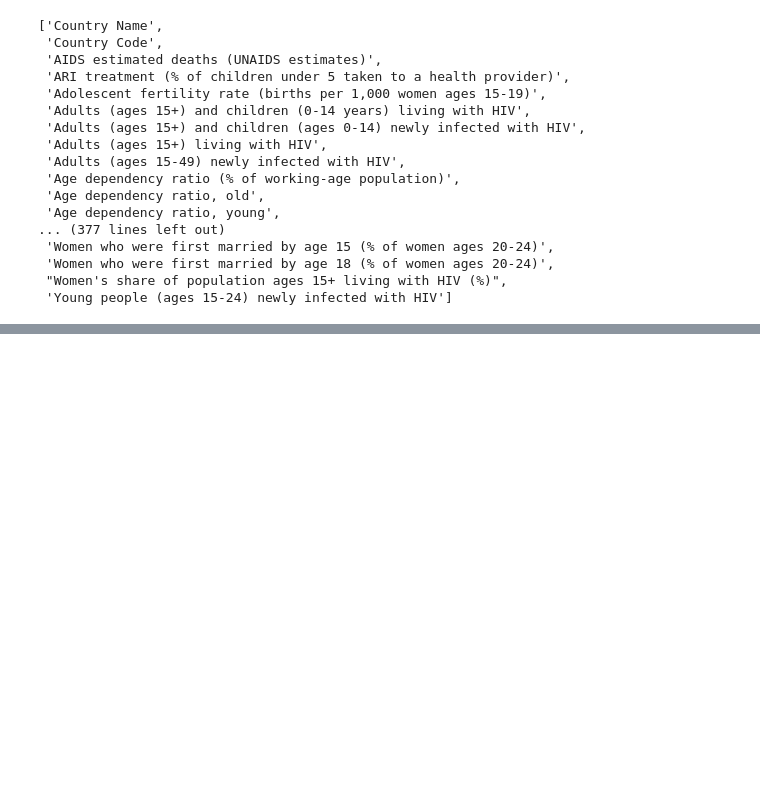
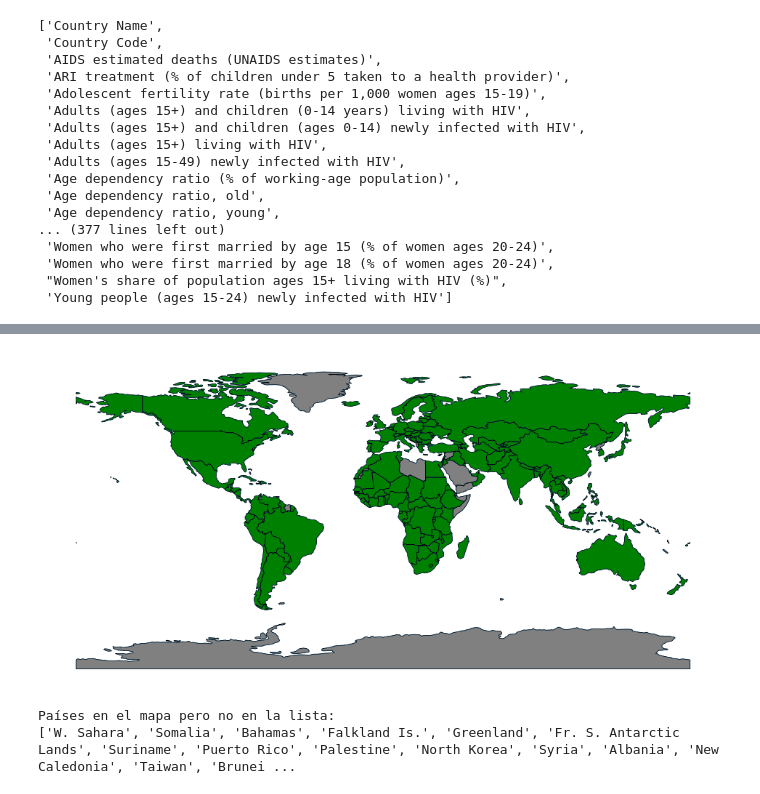
Before and after one commit to DrThorium/WorldDataDimensions, a Jupyter notebook: Code/main.ipynb, the cells around one changed output, grey strips where cells are left out. Drawn from its saved outputs; the diff is of its cells as text; code cells hidden in the pictures; blank space fills up the shorter version.

```diff
--- a/Code/main.ipynb
+++ b/Code/main.ipynb
@@ -350,0 +261,5 @@ subscribe to our email newsletter to hear about new eBooks.
+# %%
+# Drop all countries that doesnt have "Current health expenditure (% of GDP)" and "Current health expenditure per capita (current US$)"
+
+
+df_2020 = df_2020[~df_2020['Current health expenditure (% of GDP)'].isnull()]
@@ -350,0 +286,6 @@ subscribe to our email newsletter to hear about new eBooks.
+# %%
+# Drop all the columns with more than 8 missing values
+
+df_2020 = df_2020[df_2020.columns[df_2020.isnull().sum() < 8]]
+
+df_2020.isnull().sum().sort_values(ascending=False).head(25)
@@ -350,0 +318,53 @@ subscribe to our email newsletter to hear about new eBooks.
+# %%
+country_codes = df_2020['Country Code'].tolist()
+
+# Save the country codes in folder "Cleaned Data"
+
+with open('../DataSources/CleanedData/country_codes.txt', 'w') as f:
+    for item in country_codes:
+        f.write("%s\n" % item)
+# %%
+import geopandas as gpd
+
+
+
+world = gpd.read_file(gpd.datasets.get_path('naturalearth_lowres'))
+
+world['Color'] = 'gray'
+world.loc[world['iso_a3'].isin(country_codes), 'Color'] = 'green'
+
+# Map
+fig, ax = plt.subplots(figsize=(12, 8))
+world.boundary.plot(ax=ax, linewidth=0.5)
+world.plot(ax=ax, color=world['Color'], legend=True)
+
+#Configure countries borders color to be black, the background to be transparent
+
+ax.set_facecolor('none')
+ax.set_axis_off()
+
+world.boundary.plot(ax=ax, linewidth=0.5, color='black')
+
+
+
+
+
+
+#Show map
+plt.show()
+
+#Save map
+fig.savefig('../DataSources/CleanedData/MapSelectedCountries.png', dpi=500)
+
+# Lista de países que están en el mapa pero no en la lista
+paises_en_mapa = world['iso_a3'].tolist()
+paises_faltantes = [pais for pais in paises_en_mapa if pais not in country_codes]
+# Transform iso_a3 to country name
+paises_faltantes = world[world['iso_a3'].isin(paises_faltantes)]['name'].tolist()
+
+print("Países en el mapa pero no en la lista:")
+print(paises_faltantes)
+# %% [output]
+[figure, added]
+Países en el mapa pero no en la lista:
+['W. Sahara', 'Somalia', 'Bahamas', 'Falkland Is.', 'Greenland', 'Fr. S. Antarctic Lands', 'Suriname', 'Puerto Rico', 'Palestine', 'North Korea', 'Syria', 'Albania', 'New Caledonia', 'Taiwan', 'Brunei ...
```
Also changed, not shown: parts of 23 cells of this notebook, 3 other files.
